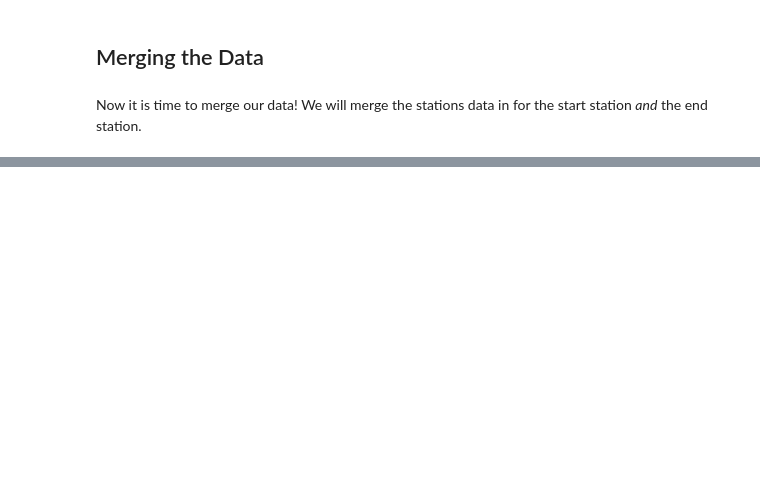
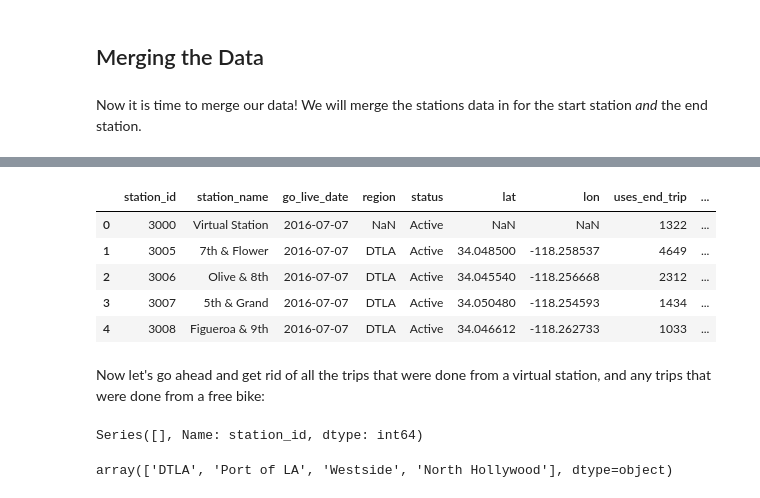
Before and after one commit to justinro-underscore/EECS731Projects, a Jupyter notebook: project1/Los Angeles Bike Share.ipynb, the cells around one changed output, grey strips where cells are left out. Cells and saved outputs as stored; diff of their text form; code cells hidden in the pictures; blank space fills up the shorter version.

```diff
--- a/project1/Los Angeles Bike Share.ipynb
+++ b/project1/Los Angeles Bike Share.ipynb
@@ -215,3 +202,0 @@ Well, due to these missing latitude and longitude coordinates, we can't rely on
-# %%
-bs_trips = bs_trips.drop(columns=["start_lat", "start_lon", "end_lat", "end_lon"])
-bs_trips.head()
@@ -333,4 +311,0 @@ For the trips dataframe, we can ignore `duration`, `bike_id`, `plan_duration`, `
-# %%
-bs_trips = bs_trips.drop(columns=["duration", "bike_id", "plan_duration", "trip_route_category", "passholder_type",
-                                  "bike_type"])
-bs_trips.head()
@@ -371,0 +342,4 @@ The rest of the columns are useful as well. `station_id` will be determine how w
+# %%
+bs_trips = bs_trips.drop(columns=["trip_id", "duration", "start_time", "end_time", "bike_id", "plan_duration",
+                                  "trip_route_category", "passholder_type", "bike_type"])
+bs_trips.head()
@@ -405,0 +375,22 @@ bs_combined.head()
+# %%
+bs_combined = bs_stations.merge(stations_df, left_on="station_id", right_index=True)
+bs_combined.head()
+# %% [output]
+|  | station_id | station_name | go_live_date | region | status | lat | lon | uses_end_trip | ... |
+| 0 | 3000 | Virtual Station | 2016-07-07 | NaN | Active | NaN | NaN | 1322 | ... |
+| 1 | 3005 | 7th & Flower | 2016-07-07 | DTLA | Active | 34.048500 | -118.258537 | 4649 | ... |
+| 2 | 3006 | Olive & 8th | 2016-07-07 | DTLA | Active | 34.045540 | -118.256668 | 2312 | ... |
+| 3 | 3007 | 5th & Grand | 2016-07-07 | DTLA | Active | 34.050480 | -118.254593 | 1434 | ... |
+| 4 | 3008 | Figueroa & 9th | 2016-07-07 | DTLA | Active | 34.046612 | -118.262733 | 1033 | ... |
+# %% [markdown]
+Now let's go ahead and get rid of all the trips that were done from a virtual station, and any trips that were done from a free bike:
+# %%
+indecesToDrop = bs_combined[(bs_combined["station_id"] == 3000) | (bs_combined["region"] == "Free Bikes")].index
+bs_combined.drop(indecesToDrop, inplace=True)
+bs_combined["station_id"][bs_combined["station_id"] == 3000]
+# %% [output]
+Series([], Name: station_id, dtype: int64)
+# %%
+bs_combined["region"].unique()
+# %% [output]
+array(['DTLA', 'Port of LA', 'Westside', 'North Hollywood'], dtype=object)
```
Also changed, not shown: parts of 39 cells of this notebook.
